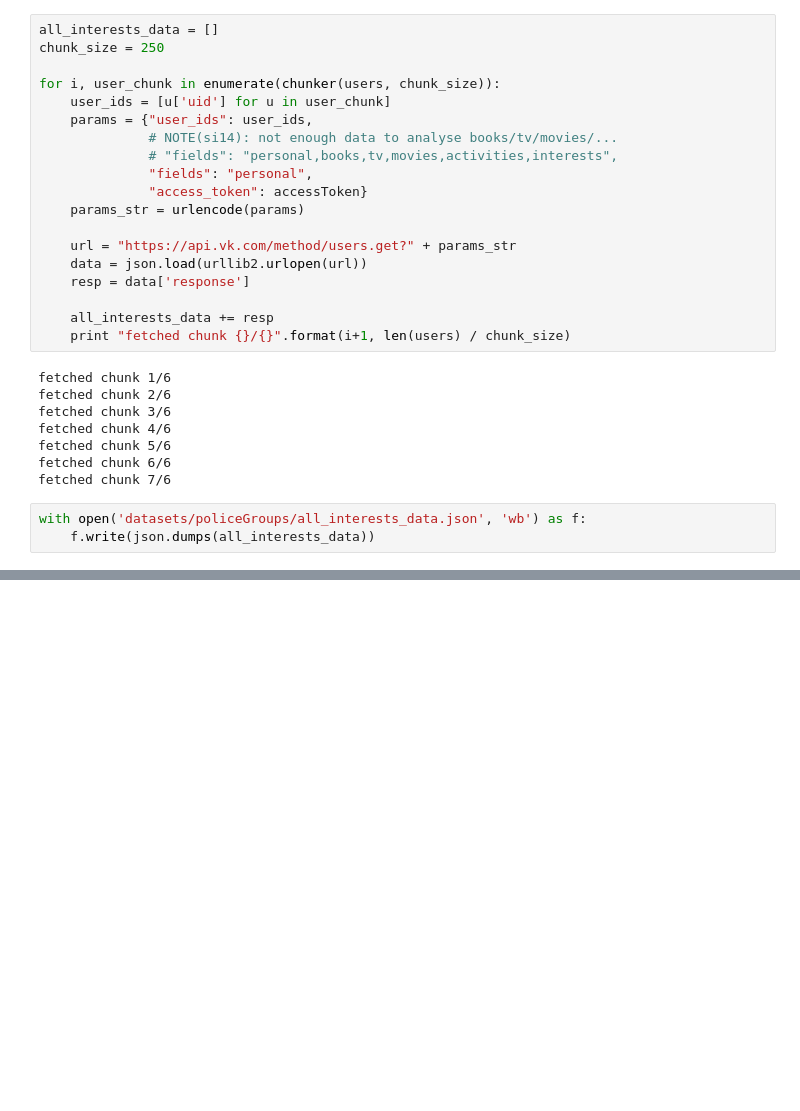
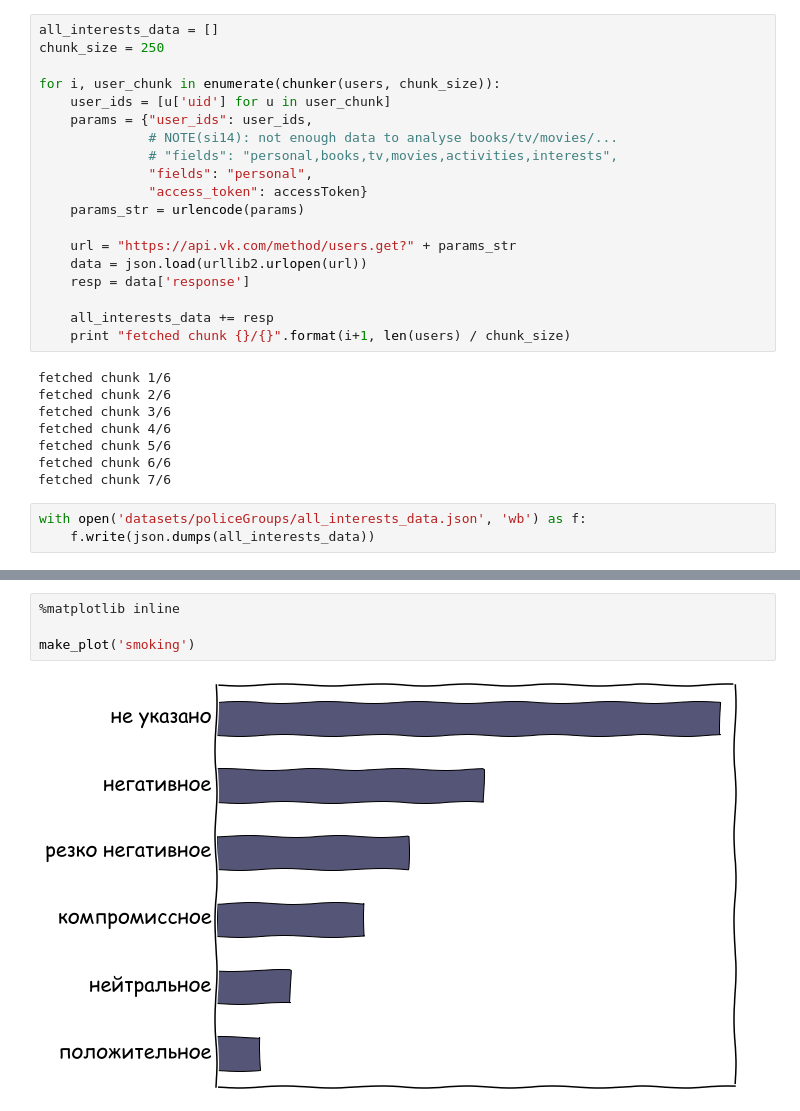
Before and after one commit to alwx/police-analytics, a Jupyter notebook: Interests analysis.ipynb, the cells around one changed output, grey strips where cells are left out. Drawn from its saved outputs; the diff is of its cells as text; blank space fills up the shorter version.

```diff
--- a/Interests analysis.ipynb
+++ b/Interests analysis.ipynb
@@ -113,0 +193,6 @@ religion
+# %%
+%matplotlib inline
+
+make_plot('smoking')
+# %% [output]
+[figure, added]
```
Also changed, not shown: parts of 6 cells of this notebook, 3 other files.
